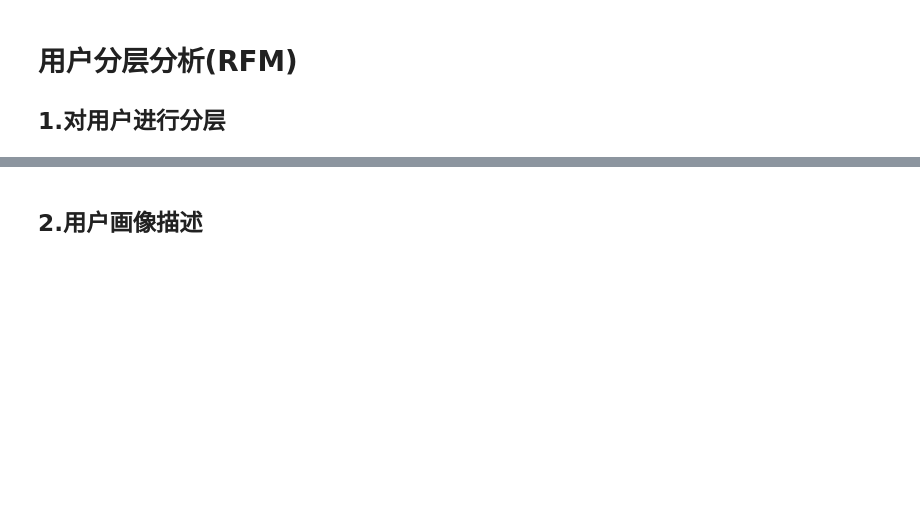
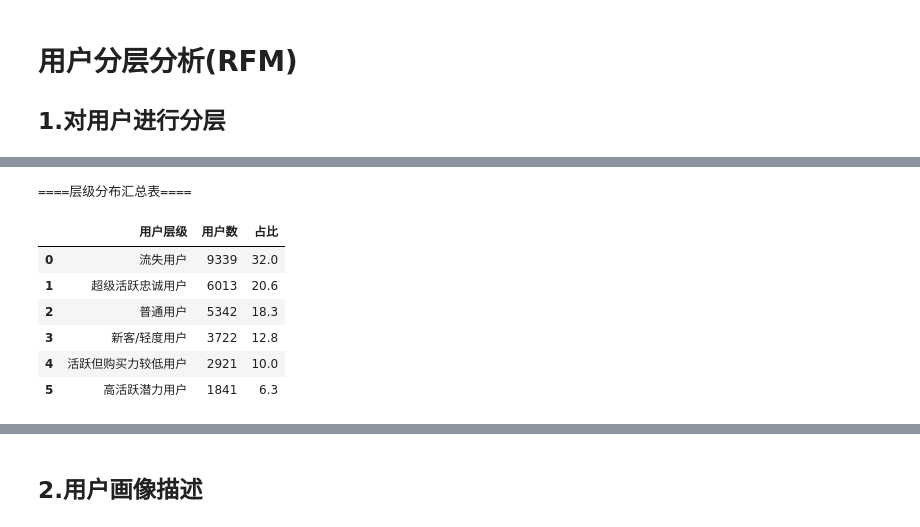
Before and after one commit to TAKA804/ECommerce-User-Analysis, a Jupyter notebook: 数分项目.ipynb, the cells around one changed output, grey strips where cells are left out. Cells and saved outputs as stored; diff of their text form; code cells hidden in the pictures; blank space fills up the shorter version.

```diff
--- a/数分项目.ipynb
+++ b/数分项目.ipynb
@@ -415,0 +438,12 @@ Name: count, dtype: int64
+# %%
+print('====层级分布汇总表====')
+segment_summary
+# %% [output]
+====层级分布汇总表====
+|  | 用户层级 | 用户数 | 占比 |
+| 0 | 流失用户 | 9339 | 32.0 |
+| 1 | 超级活跃忠诚用户 | 6013 | 20.6 |
+| 2 | 普通用户 | 5342 | 18.3 |
+| 3 | 新客/轻度用户 | 3722 | 12.8 |
+| 4 | 活跃但购买力较低用户 | 2921 | 10.0 |
+| 5 | 高活跃潜力用户 | 1841 | 6.3 |
```
Also changed, not shown: parts of 20 cells of this notebook, 12 other files.
